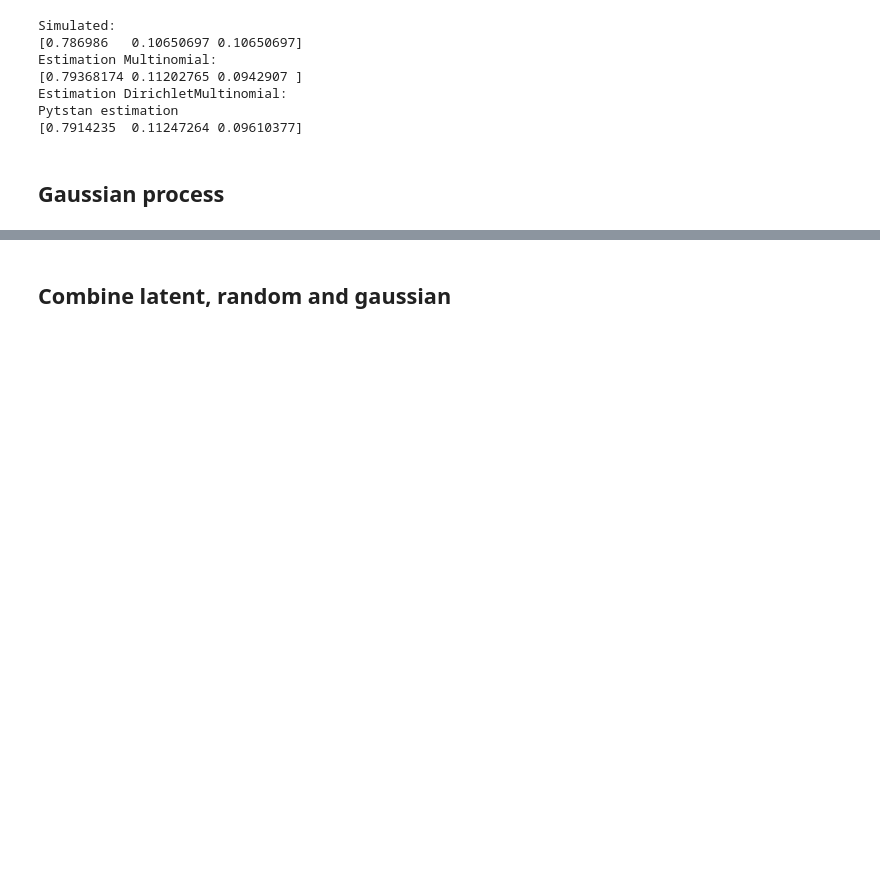
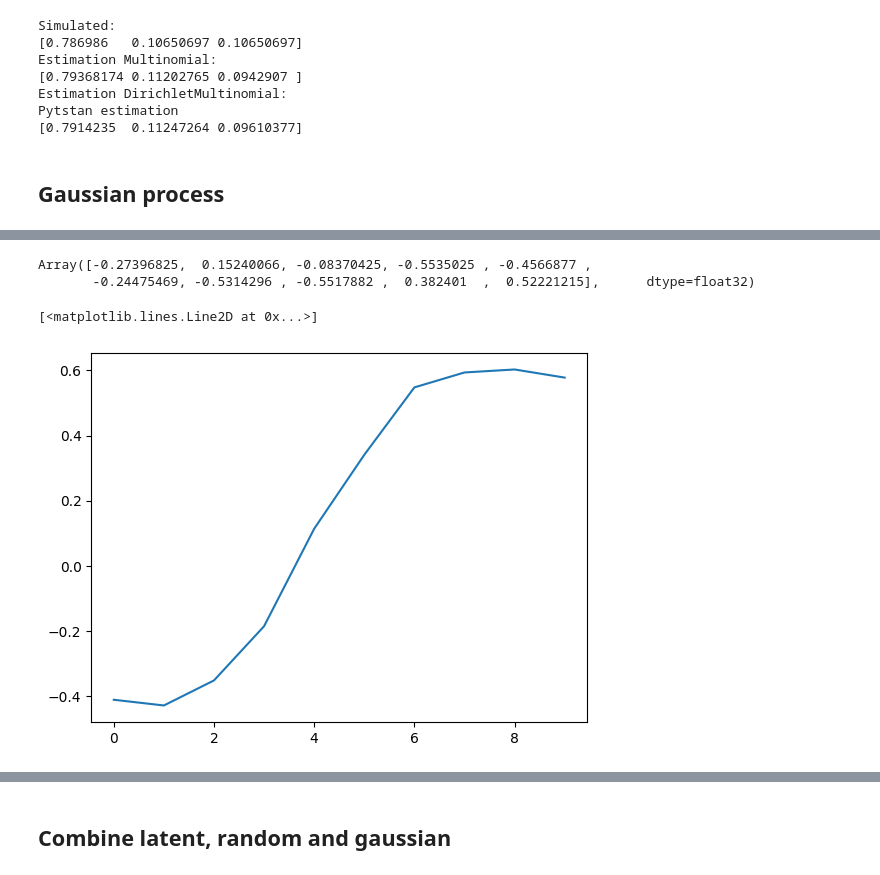
Before and after one commit to BGN-for-ASNA/BI, a Jupyter notebook: bi/honnor/honnor mode.ipynb, the cells around one changed output, grey strips where cells are left out. Cells and saved outputs as stored; diff of their text form; code cells hidden in the pictures; blank space fills up the shorter version.

```diff
--- a/bi/honnor/honnor mode.ipynb
+++ b/bi/honnor/honnor mode.ipynb
@@ -2586,0 +2670,36 @@ a = r[1] @ jnp.transpose(r[1]) @ Z
+# %%
+def gaus_model(Dmat, y ,sequence):
+    a = dist.normal('a', 0,1)
+    sigma = dist.exponential('s', 1)
+    etasq = dist.exponential("etasq",2)
+    rhosq = dist.exponential("rhosq",0.5)
+    sigmaq = dist.exponential("sigmaq",2)
+
+    SIGMA = cov_GPL2(Dmat, etasq, rhosq, sigmaq)
+    L_SIGMA = jnp.linalg.cholesky(SIGMA)
+    z = dist.normal('z', 0, 1, sample_shape= [10])
+    k = numpyro.deterministic("k", (L_SIGMA @ z[..., None])[..., 0])
+
+    mu = a + k[sequence]
+
+    lk('Y', Normal(mu, sigma), obs=y)
+
+dat = dict(
+    Dmat = Dmat,
+    y = y,
+    sequence = sequence - 1
+)
+
+m = MCMC(NUTS(gaus_model), num_warmup=500, num_samples=500, num_chains=1)
+m.run(random.PRNGKey(0), **dat)
+res = az.from_numpyro(m)
+# %%
+K
+# %% [output]
+Array([-0.27396825,  0.15240066, -0.08370425, -0.5535025 , -0.4566877 ,
+       -0.24475469, -0.5314296 , -0.5517882 ,  0.382401  ,  0.52221215],      dtype=float32)
+# %%
+plt.plot(jnp.arange(0,10), jnp.mean(jnp.array(res['posterior']['k'][0,:,:]), axis = 0))
+# %% [output]
+[<matplotlib.lines.Line2D at 0x...>]
+[figure, added]
```
Also changed, not shown: parts of 54 cells of this notebook, 8 other files.
